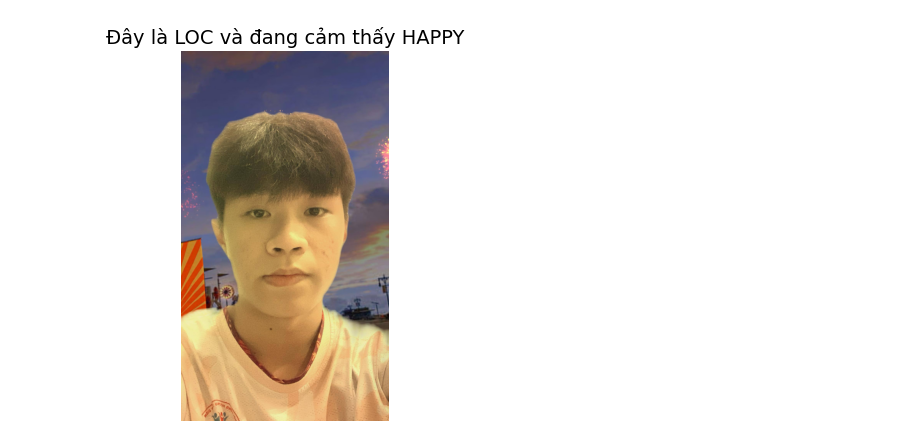
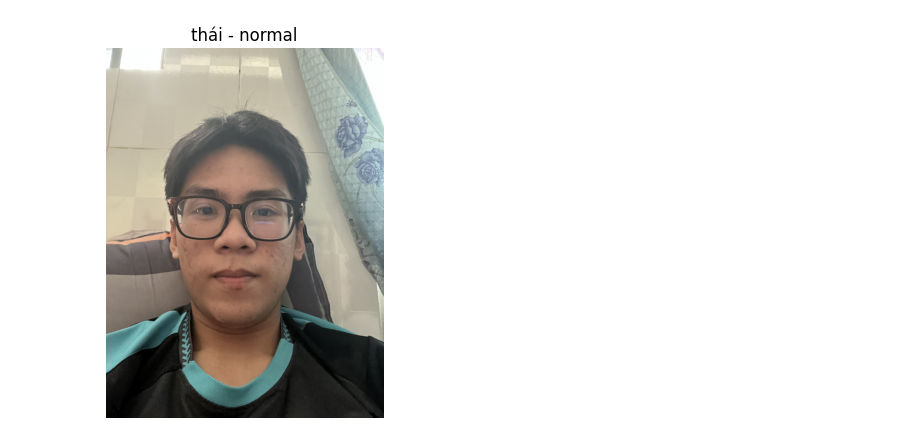
Before and after one commit to TQT2203/btvn, a Jupyter notebook: BTVN_AI.ipynb, the cells around one changed output. Saved outputs shown, nothing was run; the diff lists cells and outputs as text; code cells hidden in the pictures.

```diff
--- a/BTVN_AI.ipynb
+++ b/BTVN_AI.ipynb
@@ -168,0 +104,10 @@ WARNING:absl:You are saving your model as an HDF5 file via `model.save()` or `ke
+# %%
+IMG_SIZE = 100
+
+print("🚀 Huấn luyện nhận diện người...")
+X_p, y_p, label_map_person, num_classes_person = load_dataset("/content/dataset/dataset_person", IMG_SIZE)
+X_train_p, X_test_p, y_train_p, y_test_p = train_test_split(X_p, y_p, test_size=0.2, random_state=42)
+
+model_person = create_cnn((IMG_SIZE, IMG_SIZE, 1), num_classes_person)
+model_person.fit(X_train_p, y_train_p, epochs=60, validation_data=(X_test_p, y_test_p))
+model_person.save("model_person.h5")
@@ -168,0 +133,8 @@ WARNING:absl:You are saving your model as an HDF5 file via `model.save()` or `ke
+# %%
+print("\n🚀 Huấn luyện nhận diện cảm xúc...")
+X_e, y_e, label_map_emotion, num_classes_emotion = load_dataset("/content/dataset/dataset_emotion", IMG_SIZE)
+X_train_e, X_test_e, y_train_e, y_test_e = train_test_split(X_e, y_e, test_size=0.2, random_state=42)
+
+model_emotion = create_cnn((IMG_SIZE, IMG_SIZE, 1), num_classes_emotion)
+model_emotion.fit(X_train_e, y_train_e, epochs=100, validation_data=(X_test_e, y_test_e))
+model_emotion.save("model_emotion.h5")
@@ -169,27 +162,20 @@ WARNING:absl:You are saving your model as an HDF5 file via `model.save()` or `ke
 # %%
-def predict_image(image_path):
-    img = cv2.imread(image_path)
-    if img is None:
-        print("❌ Không thể đọc ảnh.")
-        return
-
+def predict_image(img_path):
+    img = cv2.imread(img_path)
     gray = cv2.cvtColor(img, cv2.COLOR_BGR2GRAY)
     face = cv2.resize(gray, (IMG_SIZE, IMG_SIZE))
-    face_input = face.reshape(1, IMG_SIZE, IMG_SIZE, 1) / 255.0
+    input_face = face.reshape(1, IMG_SIZE, IMG_SIZE, 1) / 255.0
 
-    pred = model.predict(face_input)[0]
-    label_id = np.argmax(pred)
-    confidence = pred[label_id]
-    label_name = label_map[label_id]
-    person, emotion = label_name.split("_", 1)
+    pred_person = model_person.predict(input_face)
+    name = label_map_person[np.argmax(pred_person)]
 
-    print(f"👉 Đây là {person.upper()} và đang cảm thấy {emotion.upper()} ({confidence:.2f})")
+    pred_emotion = model_emotion.predict(input_face)
+    emotion = label_map_emotion[np.argmax(pred_emotion)]
 
-    # Hiển thị ảnh kèm chú thích
-    img_rgb = cv2.cvtColor(img, cv2.COLOR_BGR2RGB)
-    plt.imshow(img_rgb)
-    plt.title(f"Đây là {person.upper()} và đang cảm thấy {emotion.upper()}", fontsize=14)
+    print(f"👉 Đây là {name.upper()} và đang cảm thấy {emotion.upper()}")
+    plt.imshow(cv2.cvtColor(img, cv2.COLOR_BGR2RGB))
+    plt.title(f"{name} - {emotion}")
     plt.axis("off")
     plt.show()
-predict_image("/Loc.jpg")
+predict_image("/content/IMG_1627.jpg")
 # %% [output]
@@ -198 +185 @@ predict_image("/Loc.jpg")
-[figure, old version]
+[figure, new version]
```
Also changed, not shown: parts of 12 cells of this notebook.
